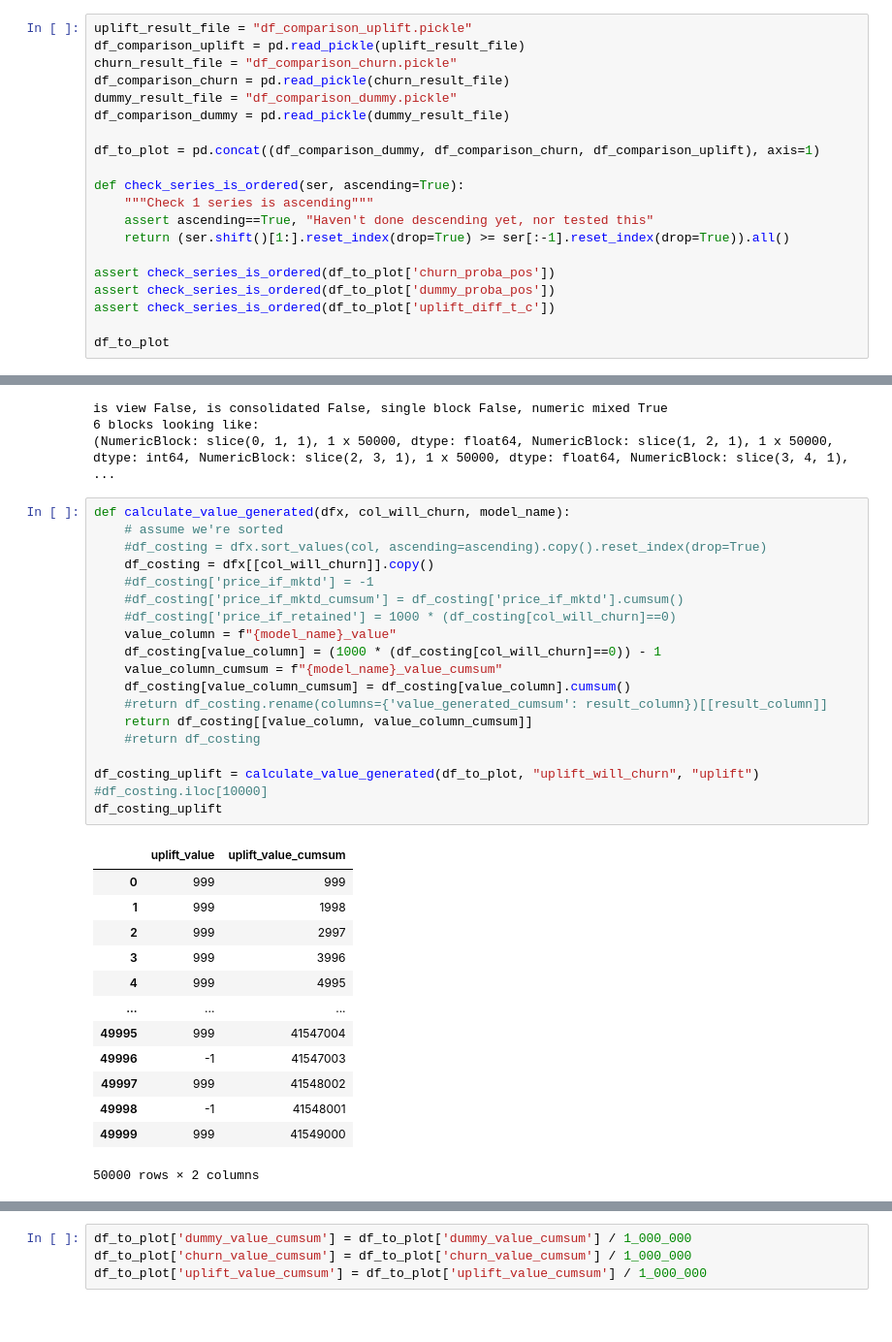
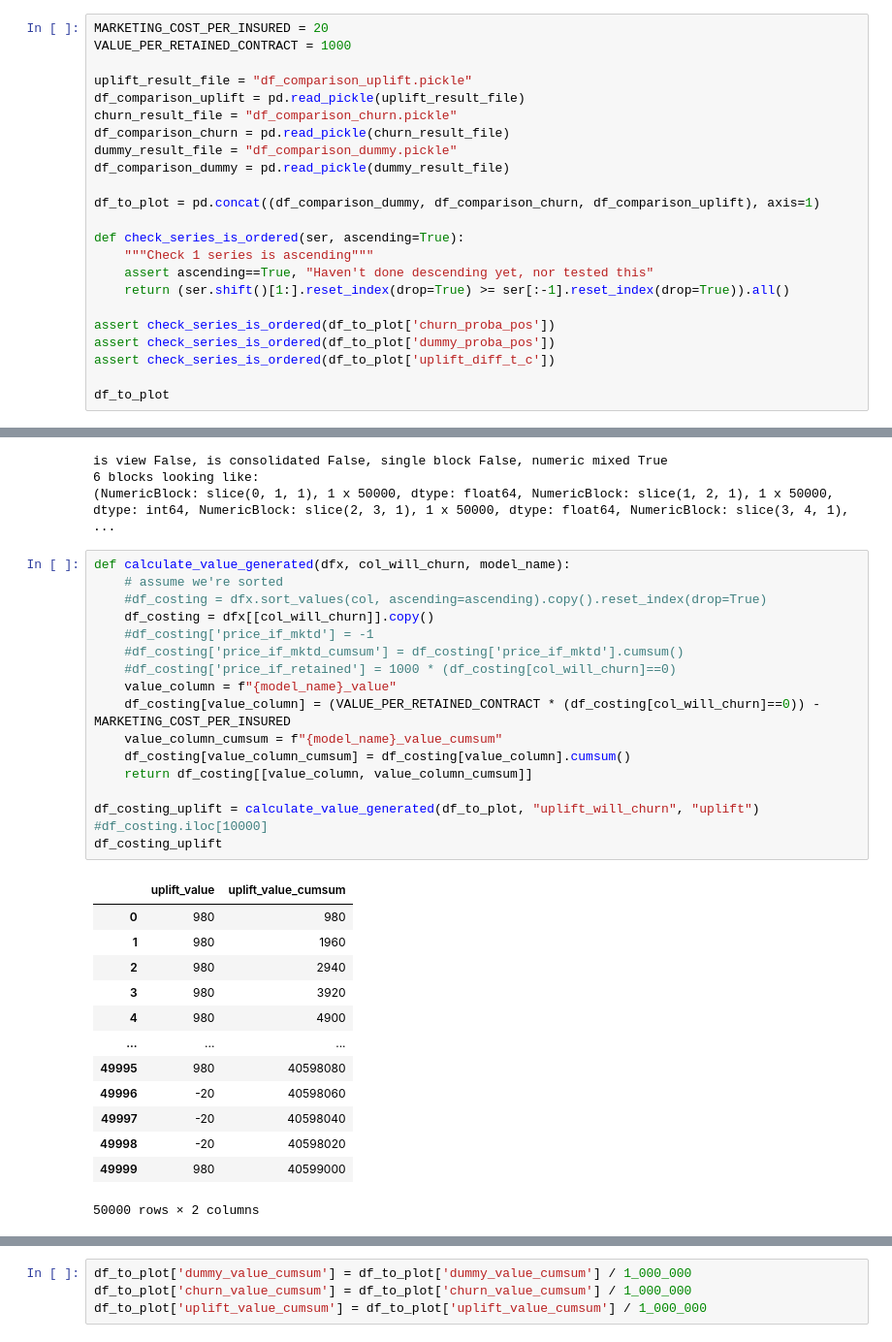
Before and after one commit to ianozsvald/uplift_experiment, a Jupyter notebook: uplift2a_plot_result.ipynb, the cells around one changed output, grey strips where cells are left out. Shown at 97% size. Cells and saved outputs as stored; diff of their text form.

```diff
--- a/uplift2a_plot_result.ipynb
+++ b/uplift2a_plot_result.ipynb
@@ -8,6 +8,9 @@ import matplotlib.pyplot as plt
 from simpler_pandas import apply_labelling, sanity_check, show_df_details
 from labelling import format_to_base_10
 # %%
+MARKETING_COST_PER_INSURED = 20
+VALUE_PER_RETAINED_CONTRACT = 1000
+
 uplift_result_file = "df_comparison_uplift.pickle"
 df_comparison_uplift = pd.read_pickle(uplift_result_file)
 churn_result_file = "df_comparison_churn.pickle"
@@ -51,35 +54,33 @@ is view False, is consolidated False, single block False, numeric mixed True
 # %%
 def calculate_value_generated(dfx, col_will_churn, model_name):
     # assume we're sorted
     #df_costing = dfx.sort_values(col, ascending=ascending).copy().reset_index(drop=True)
     df_costing = dfx[[col_will_churn]].copy()
     #df_costing['price_if_mktd'] = -1
     #df_costing['price_if_mktd_cumsum'] = df_costing['price_if_mktd'].cumsum()
     #df_costing['price_if_retained'] = 1000 * (df_costing[col_will_churn]==0)
     value_column = f"{model_name}_value"
-    df_costing[value_column] = (1000 * (df_costing[col_will_churn]==0)) - 1
+    df_costing[value_column] = (VALUE_PER_RETAINED_CONTRACT * (df_costing[col_will_churn]==0)) - MARKETING_COST_PER_INSURED
     value_column_cumsum = f"{model_name}_value_cumsum"
     df_costing[value_column_cumsum] = df_costing[value_column].cumsum()
-    #return df_costing.rename(columns={'value_generated_cumsum': result_column})[[result_column]]
     return df_costing[[value_column, value_column_cumsum]]
-    #return df_costing
 
 df_costing_uplift = calculate_value_generated(df_to_plot, "uplift_will_churn", "uplift")
 #df_costing.iloc[10000]
 df_costing_uplift
 # %% [output]
 |  | uplift_value | uplift_value_cumsum |
-| 0 | 999 | 999 |
-| 1 | 999 | 1998 |
-| 2 | 999 | 2997 |
-| 3 | 999 | 3996 |
-| 4 | 999 | 4995 |
+| 0 | 980 | 980 |
+| 1 | 980 | 1960 |
+| 2 | 980 | 2940 |
+| 3 | 980 | 3920 |
+| 4 | 980 | 4900 |
 | ... | ... | ... |
-| 49995 | 999 | 41547004 |
-| 49996 | -1 | 41547003 |
-| 49997 | 999 | 41548002 |
-| 49998 | -1 | 41548001 |
-| 49999 | 999 | 41549000 |
+| 49995 | 980 | 40598080 |
+| 49996 | -20 | 40598060 |
+| 49997 | -20 | 40598040 |
+| 49998 | -20 | 40598020 |
+| 49999 | 980 | 40599000 |
 50000 rows × 2 columns
 # %%
 df_costing_churn = calculate_value_generated(df_to_plot, "churn_will_churn", "churn")
```
Also changed, not shown: parts of 11 cells of this notebook, 3 other files.
